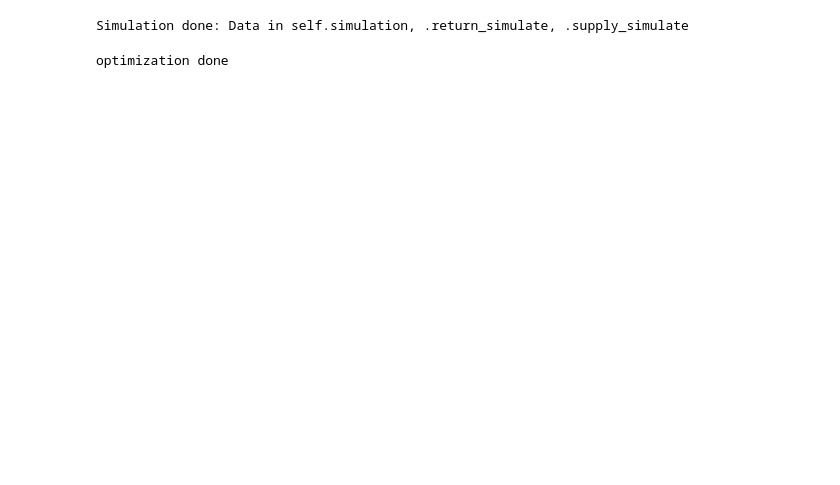
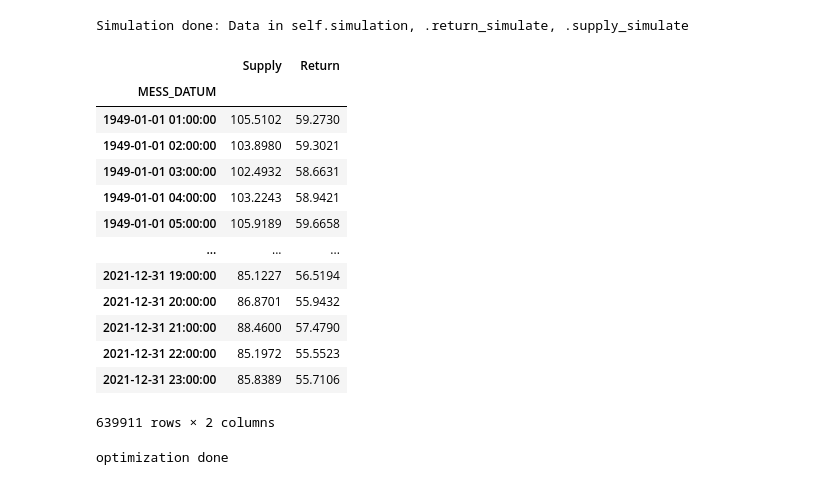
Before and after one commit to pakdad/dhc-maintenance, a Jupyter notebook: PdM_Walkthrough.ipynb, the cells around one changed output. Saved outputs shown, nothing was run; the diff lists cells and outputs as text; code cells hidden in the pictures; blank space fills up the shorter version.

```diff
--- a/PdM_Walkthrough.ipynb
+++ b/PdM_Walkthrough.ipynb
@@ -163,5 +162,24 @@ network.drop_clean(col_list)
 network.simulate()
 # %% [output]
 Simulation done: Data in self.simulation, .return_simulate, .supply_simulate
+# %%
+# Now there are simulated time sereies of network temperature
+# with a length of the entire weather data
+network.simulation
+# %% [output]
+|  | Supply | Return |
+| MESS_DATUM |  |  |
+| 1949-01-01 01:00:00 | 105.5102 | 59.2730 |
+| 1949-01-01 02:00:00 | 103.8980 | 59.3021 |
+| 1949-01-01 03:00:00 | 102.4932 | 58.6631 |
+| 1949-01-01 04:00:00 | 103.2243 | 58.9421 |
+| 1949-01-01 05:00:00 | 105.9189 | 59.6658 |
+| ... | ... | ... |
+| 2021-12-31 19:00:00 | 85.1227 | 56.5194 |
+| 2021-12-31 20:00:00 | 86.8701 | 55.9432 |
+| 2021-12-31 21:00:00 | 88.4600 | 57.4790 |
+| 2021-12-31 22:00:00 | 85.1972 | 55.5523 |
+| 2021-12-31 23:00:00 | 85.8389 | 55.7106 |
+639911 rows × 2 columns
 # %%
 # The optimize method is in testing phase now
```
Also changed, not shown: parts of 31 cells of this notebook.
